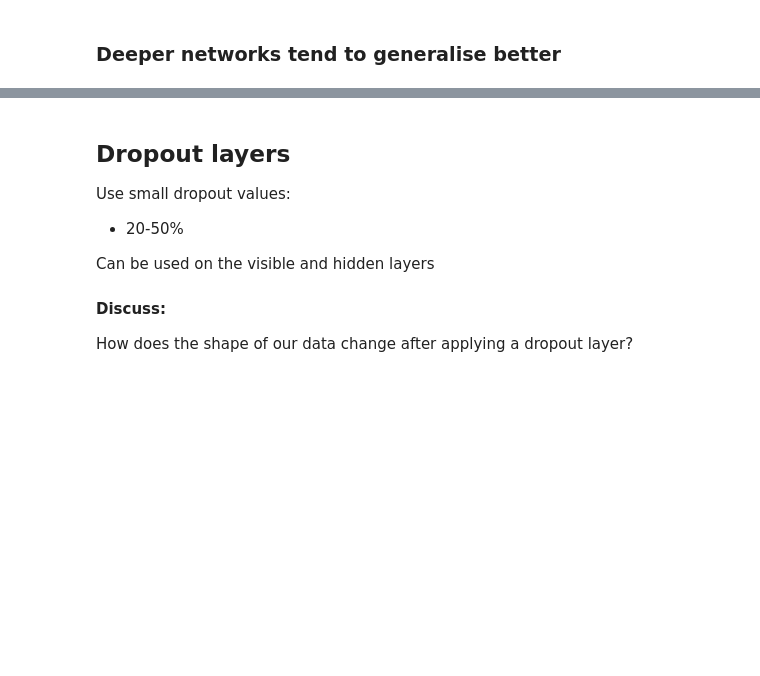
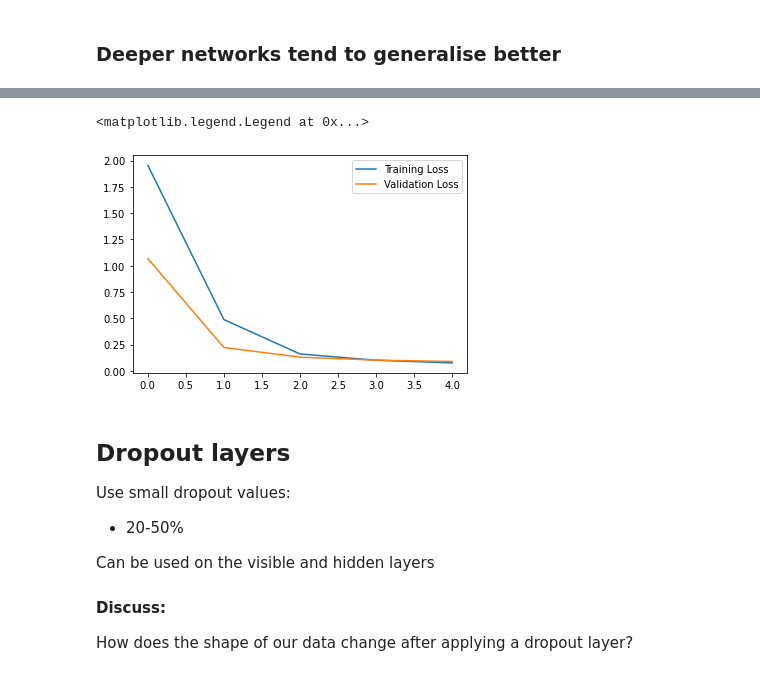
Before and after one commit to learn-co-students/london-ds-010620, a Jupyter notebook: mod_6/CNNs/CNNs.ipynb, the cells around one changed output, grey strips where cells are left out. Cells and saved outputs as stored; diff of their text form; code cells hidden in the pictures; blank space fills up the shorter version.

```diff
--- a/mod_6/CNNs/CNNs.ipynb
+++ b/mod_6/CNNs/CNNs.ipynb
@@ -484,0 +448,24 @@ plt.legend()
+# %%
+num_classes = 10
+
+model = Sequential()
+model.add(Conv2D(128, kernel_size=(5, 5), strides=(1, 1),
+                 activation='relu',input_shape=(28,28,1)))
+model.add(Conv2D(128, (5, 5), activation='relu'))
+model.add(Conv2D(64, (5, 5), activation='relu'))
+model.add(Conv2D(64, (5, 5), activation='relu'))
+model.add(Conv2D(32, (5, 5), activation='relu'))
+model.add(Conv2D(32, (5, 5), activation='relu'))
+model.add(Conv2D(16, (3, 3), activation='relu'))
+# model.add(Conv2D(16, (3, 3), activation='relu'))
+# model.add(Conv2D(8, (3, 3), activation='relu'))
+# model.add(Conv2D(8, (3, 3), activation='relu'))
+
+model.add(Flatten())
+model.add(Dense(64, activation='relu'))
+model.add(Dense(num_classes, activation='softmax'))
+
+#compile model using accuracy to measure model performance
+model.compile(optimizer='adam', loss='categorical_crossentropy', metrics=['accuracy'])
+
+model.summary()
@@ -484,0 +490,2 @@ plt.legend()
+# %%
+history = model.fit(X_train, y_train, validation_data=(X_val, y_val),epochs=5, verbose=1, batch_size=1000)
@@ -485,3 +504,12 @@ plt.legend()
+# %%
+train_loss = history.history['loss']
+val_loss = history.history['val_loss']
+plt.plot(train_loss, label='Training Loss')
+plt.plot(val_loss, label='Validation Loss')
+plt.legend()
+# %% [output]
+<matplotlib.legend.Legend at 0x...>
+[figure, added]
 # %% [markdown]
 ## Dropout layers
 Use small dropout values:
```
Also changed, not shown: parts of 28 cells of this notebook, 1 other file.
